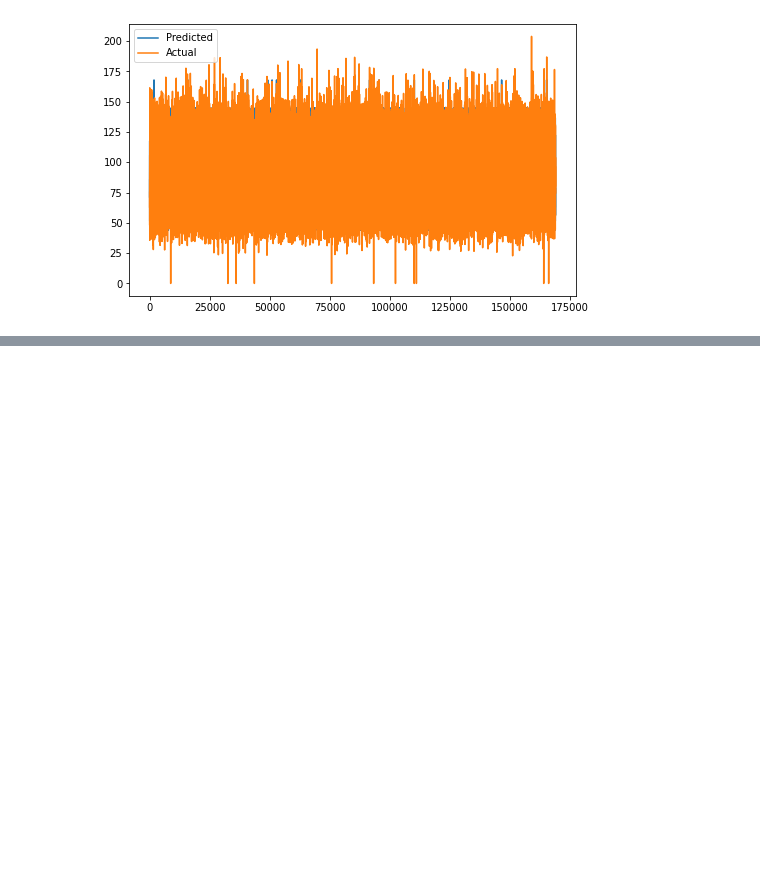
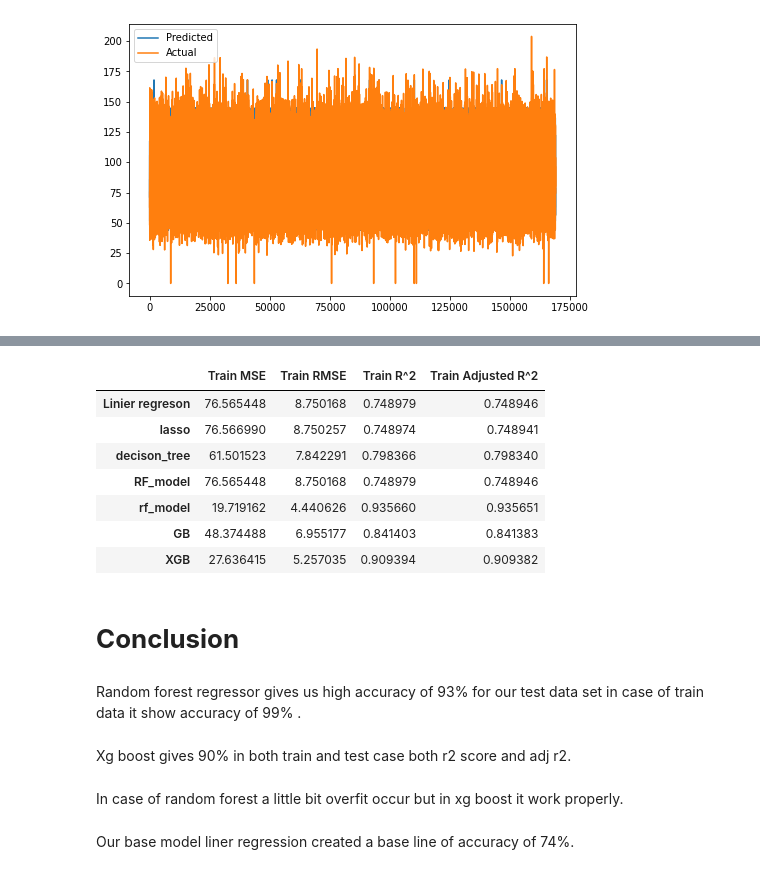
Before and after one commit to ChetanJadhav2341/Rossmann-Sales-Prediction, a Jupyter notebook: Rossmann_Sales_Prediction_Capstone_Project.ipynb, the cells around one changed output, grey strips where cells are left out. Saved outputs shown, nothing was run; the diff lists cells and outputs as text; code cells hidden in the pictures; blank space fills up the shorter version.

```diff
--- a/Rossmann_Sales_Prediction_Capstone_Project.ipynb
+++ b/Rossmann_Sales_Prediction_Capstone_Project.ipynb
@@ -1007,0 +1285,3 @@ plt.show()
+# %%
+Test=pd.DataFrame(test,index=["Test MSE", "Test RMSE",'Test R^2','Test Adjusted R^2'])
+Train=pd.DataFrame(train,index=["Train MSE", "Train RMSE",'Train R^2','Train Adjusted R^2'])
@@ -1007,0 +1297,21 @@ plt.show()
+# %%
+Train.transpose()
+# %% [output]
+|  | Train MSE | Train RMSE | Train R^2 | Train Adjusted R^2 |
+| Linier regreson | 76.565448 | 8.750168 | 0.748979 | 0.748946 |
+| lasso | 76.566990 | 8.750257 | 0.748974 | 0.748941 |
+| decison_tree | 61.501523 | 7.842291 | 0.798366 | 0.798340 |
+| RF_model | 76.565448 | 8.750168 | 0.748979 | 0.748946 |
+| rf_model | 19.719162 | 4.440626 | 0.935660 | 0.935651 |
+| GB | 48.374488 | 6.955177 | 0.841403 | 0.841383 |
+| XGB | 27.636415 | 5.257035 | 0.909394 | 0.909382 |
+# %% [markdown]
+# **Conclusion**
+# %% [markdown]
+Random forest regressor gives us high accuracy of 93% for our test data set in case of train data it show accuracy of 99% .
+# %% [markdown]
+Xg boost gives 90% in both train and test case both r2 score and adj r2.
+# %% [markdown]
+In case of random forest a little bit overfit occur but in xg boost it work properly.
+# %% [markdown]
+Our base model liner regression created a base line of accuracy of 74%.
```
Also changed, not shown: parts of 44 cells of this notebook.
